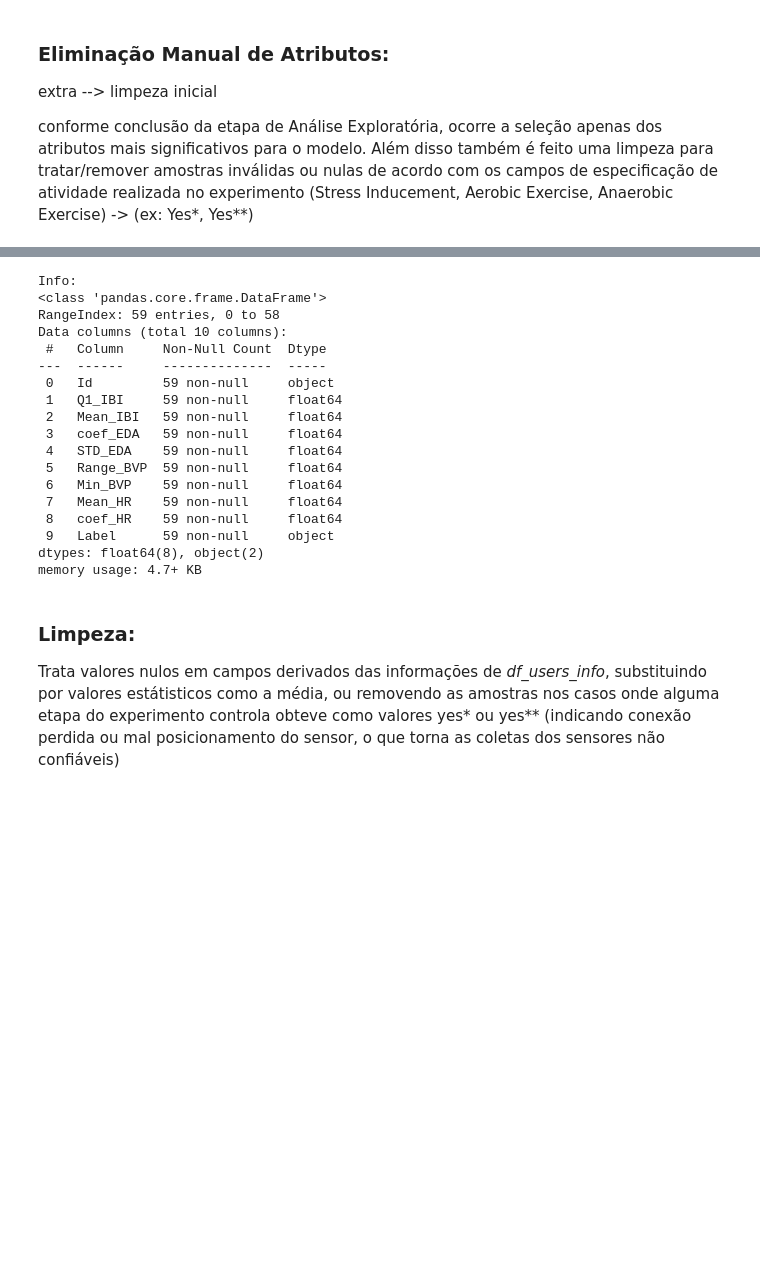
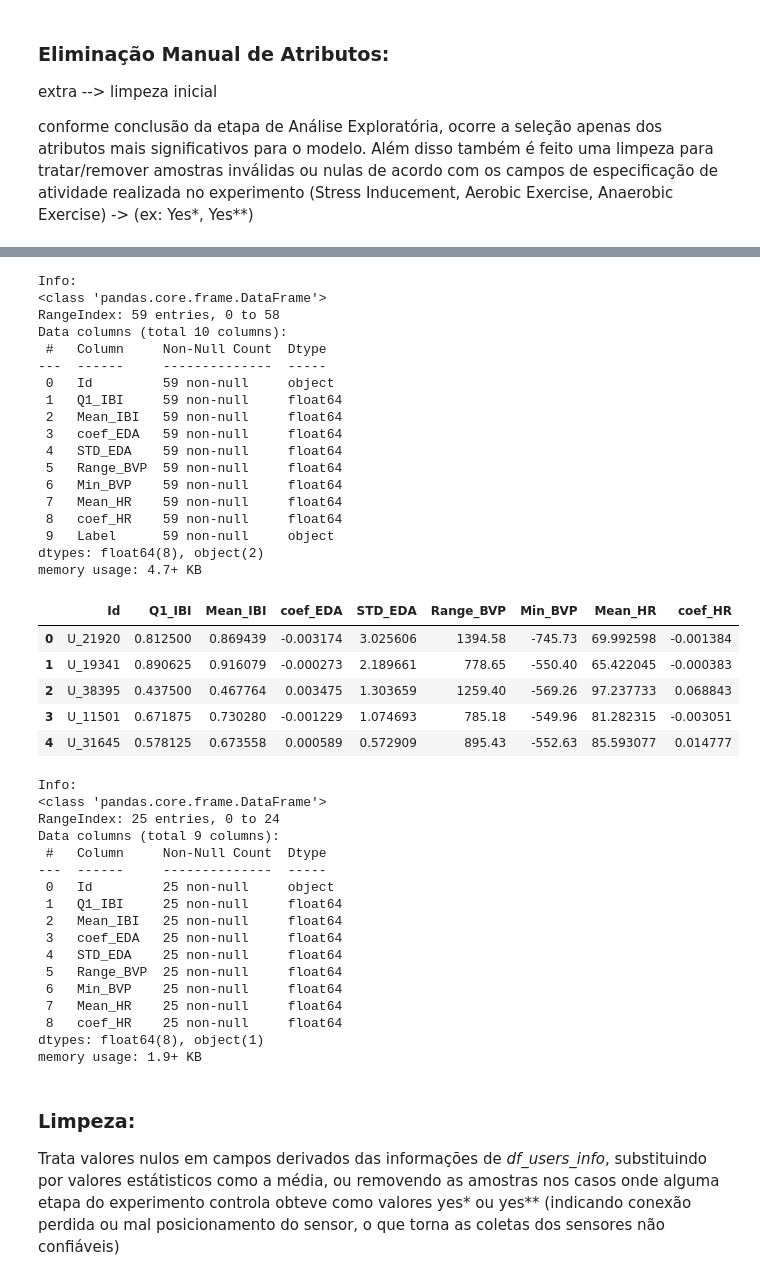
Before and after one commit to ottonifel/PROJETO_ML_FelipeOttoni_LeticiaAlmeida, a Jupyter notebook: main.ipynb, the cells around one changed output, grey strips where cells are left out. Saved outputs shown, nothing was run; the diff lists cells and outputs as text; code cells hidden in the pictures; blank space fills up the shorter version.

```diff
--- a/main.ipynb
+++ b/main.ipynb
@@ -441,8 +468,8 @@ Nesta seção, as funções da etapa de pré-processamento dos dados devem ser i
 ### Integração de Dados:
 Junta *df_users_info* com *df_sensors*
 # %%
-# Junção de df_users_info com df_sensors
-df_inicial = df_users_info.merge(df_sensors, on="Id", how="right")  # ficou decidido retirar os atributos de df_users info
+# Junção de df_users_info com df_sensors dos treinos
+df_inicial = df_users_info_train.merge(df_sensors_train, on="Id", how="right")
 display(df_inicial.head(n=10))
 print("\nInfo:")
 df_inicial.info()
@@ -492,6 +519,7 @@ conforme conclusão da etapa de Análise Exploratória, ocorre a seleção apena
 # %%
 from scripts import clean_users_info
 
+# 1. Dados treino
 # Limpeza: Nulos e inválidos --> limpa o DataFrame removendo casos inválidos/nulos ou substituindo por cálculos de média
 df_inicial_clean = clean_users_info(df_inicial)
 
@@ -508,34 +536,72 @@ df_inicial_sumarized = df_inicial_sumarized.merge(df_train, on="Id", how="left")
 
 display(df_inicial_sumarized.head(n=5))
 print("\nInfo:")
 df_inicial_sumarized.info()
 
-# remover campo id
+# remover campo id posteriormente
+
+# 2. Dados teste
+df_test = df_users_info_test.merge(df_sensors_test, on="Id", how="right")
+
+cols_keep = [
+    "Id", "Q1_IBI", "Mean_IBI",
+    "coef_EDA", "STD_EDA",
+    "Range_BVP", "Min_BVP",
+    "Mean_HR", "coef_HR"
+]
+df_test = df_test[cols_keep]
+
+display(df_test.head(n=5))
+print("\nInfo:")
+df_test.info()
 # %% [output]
 |  | Id | Q1_IBI | Mean_IBI | coef_EDA | STD_EDA | Range_BVP | Min_BVP | Mean_HR | coef_HR | Label |
 | 0 | U_27250 | 0.421875 | 0.475569 | 0.010811 | 6.981441 | 778.21 | -549.96 | 127.322017 | 0.023684 | AEROBIC |
 | 1 | U_35900 | 0.359375 | 0.401432 | 0.003196 | 1.133286 | 1403.11 | -551.33 | 100.382926 | 0.050792 | ANAEROBIC |
 | 2 | U_30402 | 0.484375 | 0.623003 | 0.005845 | 2.201314 | 1571.89 | -810.83 | 94.000148 | 0.048240 | ANAEROBIC |
 | 3 | U_94914 | 0.609375 | 0.661508 | 0.004567 | 2.137557 | 1239.15 | -723.56 | 90.996764 | -0.006675 | STRESS |
 | 4 | U_81466 | 0.484375 | 0.579449 | 0.002942 | 3.405119 | 2234.61 | -1035.34 | 97.993704 | 0.011351 | ANAEROBIC |
 Info:
 <class 'pandas.core.frame.DataFrame'>
 RangeIndex: 59 entries, 0 to 58
 Data columns (total 10 columns):
  #   Column     Non-Null Count  Dtype
 ---  ------     --------------  -----
  0   Id         59 non-null     object
  1   Q1_IBI     59 non-null     float64
  2   Mean_IBI   59 non-null     float64
  3   coef_EDA   59 non-null     float64
  4   STD_EDA    59 non-null     float64
  5   Range_BVP  59 non-null     float64
  6   Min_BVP    59 non-null     float64
  7   Mean_HR    59 non-null     float64
  8   coef_HR    59 non-null     float64
  9   Label      59 non-null     object
 dtypes: float64(8), object(2)
 memory usage: 4.7+ KB
+|  | Id | Q1_IBI | Mean_IBI | coef_EDA | STD_EDA | Range_BVP | Min_BVP | Mean_HR | coef_HR |
+| 0 | U_21920 | 0.812500 | 0.869439 | -0.003174 | 3.025606 | 1394.58 | -745.73 | 69.992598 | -0.001384 |
+| 1 | U_19341 | 0.890625 | 0.916079 | -0.000273 | 2.189661 | 778.65 | -550.40 | 65.422045 | -0.000383 |
+| 2 | U_38395 | 0.437500 | 0.467764 | 0.003475 | 1.303659 | 1259.40 | -569.26 | 97.237733 | 0.068843 |
+| 3 | U_11501 | 0.671875 | 0.730280 | -0.001229 | 1.074693 | 785.18 | -549.96 | 81.282315 | -0.003051 |
+| 4 | U_31645 | 0.578125 | 0.673558 | 0.000589 | 0.572909 | 895.43 | -552.63 | 85.593077 | 0.014777 |
+Info:
+<class 'pandas.core.frame.DataFrame'>
+RangeIndex: 25 entries, 0 to 24
+Data columns (total 9 columns):
+ #   Column     Non-Null Count  Dtype
+---  ------     --------------  -----
+ 0   Id         25 non-null     object
+ 1   Q1_IBI     25 non-null     float64
+ 2   Mean_IBI   25 non-null     float64
+ 3   coef_EDA   25 non-null     float64
+ 4   STD_EDA    25 non-null     float64
+ 5   Range_BVP  25 non-null     float64
+ 6   Min_BVP    25 non-null     float64
+ 7   Mean_HR    25 non-null     float64
+ 8   coef_HR    25 non-null     float64
+dtypes: float64(8), object(1)
+memory usage: 1.9+ KB
 # %% [markdown]
 ### Limpeza:
 Trata valores nulos em campos derivados das informações de *df_users_info*, substituindo por valores estátisticos como a média, ou removendo as amostras nos casos onde alguma etapa do experimento controla obteve como valores yes* ou yes** (indicando conexão perdida ou mal posicionamento do sensor, o que torna as coletas dos sensores não confiáveis)
```
Also changed, not shown: parts of 17 cells of this notebook.
